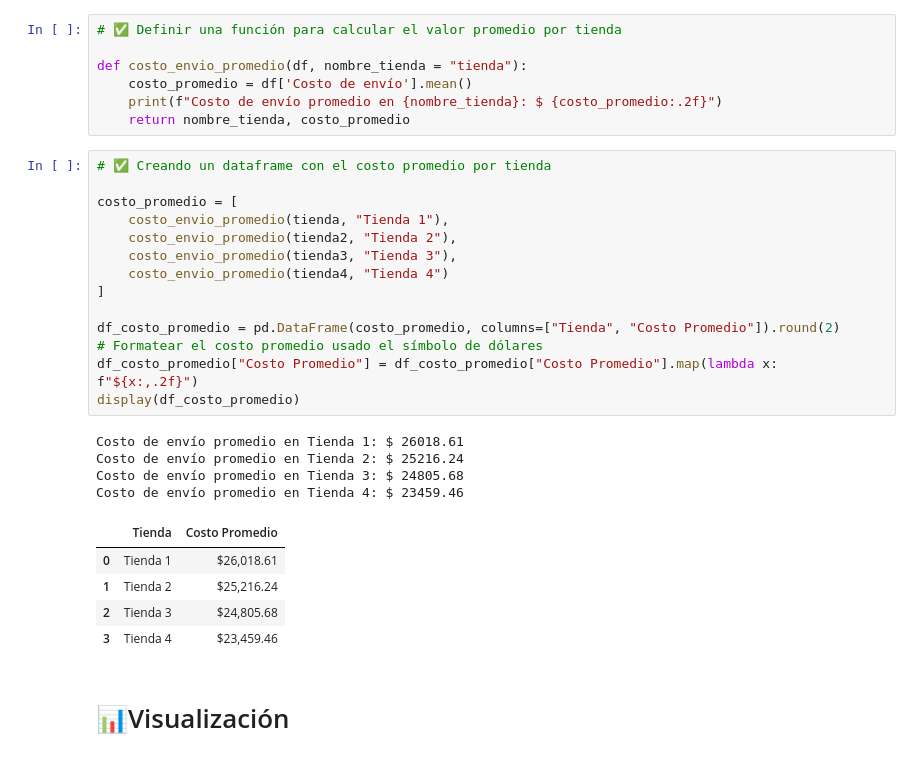
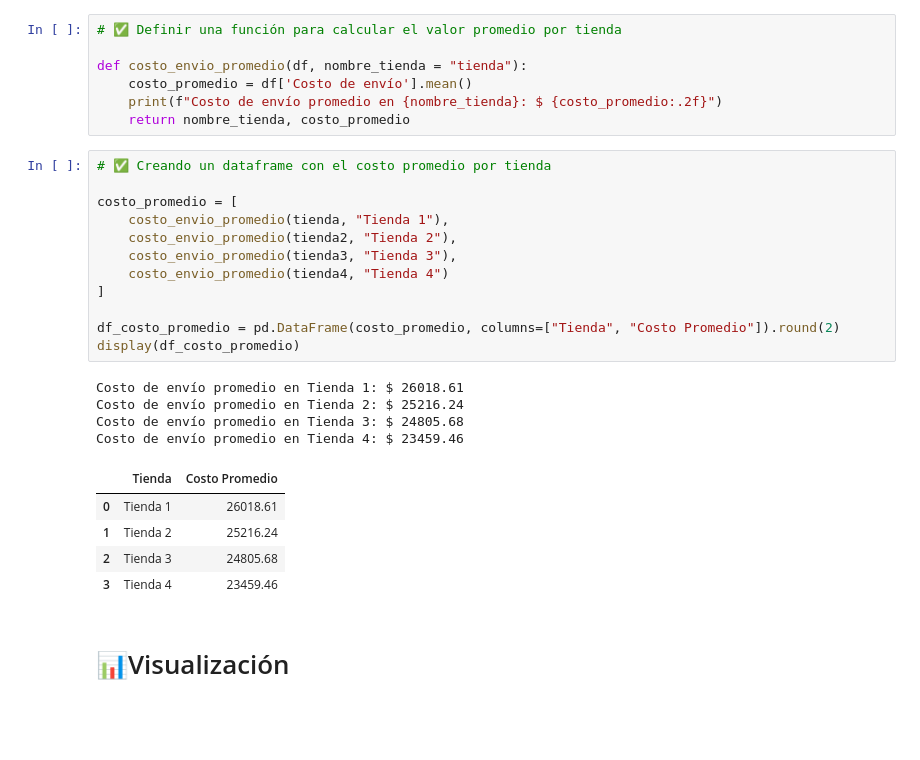
Before and after one commit to WLozanoH/Challenge1-Data-Science-AL, a Jupyter notebook: AluraStoreLatam.ipynb, the cells around one changed output. Drawn from its saved outputs; the diff is of its cells as text; blank space fills up the shorter version.

Commit message:
Costo de envío promedio por tienda

```diff
--- a/AluraStoreLatam.ipynb
+++ b/AluraStoreLatam.ipynb
@@ -323,27 +331,25 @@ def costo_envio_promedio(df, nombre_tienda = "tienda"):
 # %%
 # ✅ Creando un dataframe con el costo promedio por tienda
 
 costo_promedio = [
     costo_envio_promedio(tienda, "Tienda 1"),
     costo_envio_promedio(tienda2, "Tienda 2"),
     costo_envio_promedio(tienda3, "Tienda 3"),
     costo_envio_promedio(tienda4, "Tienda 4")
 ]
 
 df_costo_promedio = pd.DataFrame(costo_promedio, columns=["Tienda", "Costo Promedio"]).round(2)
-# Formatear el costo promedio usado el símbolo de dólares
-df_costo_promedio["Costo Promedio"] = df_costo_promedio["Costo Promedio"].map(lambda x: f"${x:,.2f}")
 display(df_costo_promedio)
 # %% [output]
 Costo de envío promedio en Tienda 1: $ 26018.61
 Costo de envío promedio en Tienda 2: $ 25216.24
 Costo de envío promedio en Tienda 3: $ 24805.68
 Costo de envío promedio en Tienda 4: $ 23459.46
 |  | Tienda | Costo Promedio |
-| 0 | Tienda 1 | $26,018.61 |
-| 1 | Tienda 2 | $25,216.24 |
-| 2 | Tienda 3 | $24,805.68 |
-| 3 | Tienda 4 | $23,459.46 |
+| 0 | Tienda 1 | 26018.61 |
+| 1 | Tienda 2 | 25216.24 |
+| 2 | Tienda 3 | 24805.68 |
+| 3 | Tienda 4 | 23459.46 |
 # %% [markdown]
 # 📊Visualización
 # %%
```
Also changed, not shown: parts of 6 cells of this notebook.
